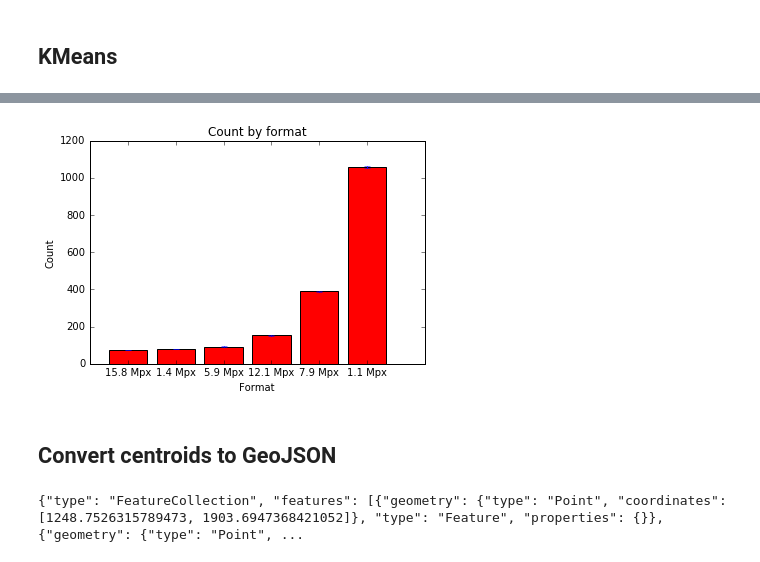
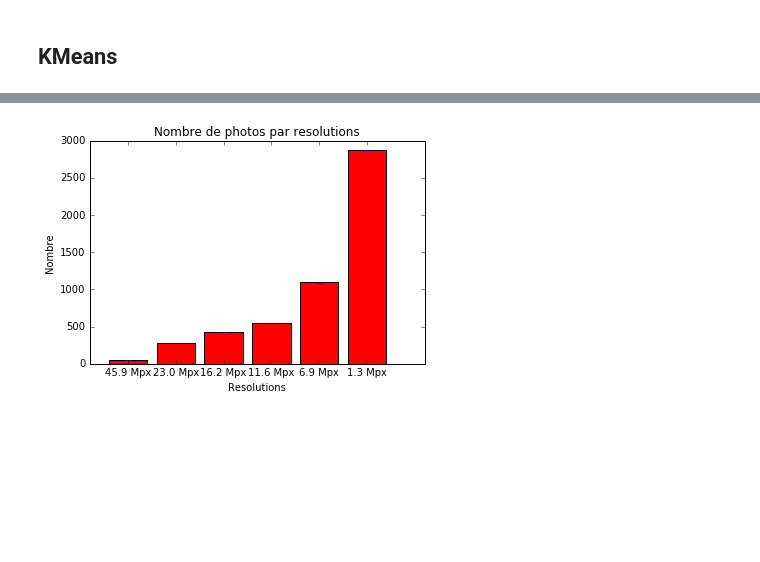
Before and after one commit to mdamis/geokr, a Jupyter notebook: fetch.ipynb, the cells around one changed output, grey strips where cells are left out. Saved outputs shown, nothing was run; the diff lists cells and outputs as text; code cells hidden in the pictures; blank space fills up the shorter version.

```diff
--- a/fetch.ipynb
+++ b/fetch.ipynb
@@ -219,23 +341,0 @@ print "%d centroids" % len(centroids)
-# %%
-%matplotlib inline
-
-import matplotlib.pyplot as plt
-
-fig, ax = plt.subplots()
-
-m = max([c[1] for c in centroids] + [c[0] for c in centroids])/1000
-ax.set_xlim((0.0, m*1.1))
-ax.set_ylim((0.0, m*1.1))
-
-weight = [float(len([c for c in closest_centroids if c == i])) for i in range(len(centroids))]
-weight = [w*len(centroids)*2/max(weight) for w in weight]
-
-ax.set_xlabel('largeur (millier de pixel)')
-ax.set_ylabel('Hauteur (millier de pixel)')
-ax.set_title('Dimensions')
-
-for i in range(len(centroids)):
-    centroid = centroids[i]
-    ax.plot(centroid[0]/1000, centroid[1]/1000, c='b', marker='o', markersize=weight[i])
-
-plt.show()
@@ -275,57 +369,34 @@ plt.axis('equal')
 # %%
 %matplotlib inline
 
 import matplotlib.pyplot as plt
 
+nbBar = len(centroids)
 
-means = []
-for dim in set(dims):
-    means += [(float(dim*10/(1000**2))/10, len([d for d in dims if d == dim]))]
+means = [(float(int(centroids[i]*10/(1000**2)))/10,nbPhotosPerCentroids[i]) for i in range(len(centroids))]
+means = sorted(means, key=itemgetter(1))[::-1]
+means = [(str(m[0]) + " Mpx", m[1]) for m in means[:nbBar][::-1]]
 
-means = sorted(means, key=itemgetter(1))[-6:]
+groups = [m[0] for m in means]
 
-groups = tuple([str(m[0]) + " Mpx" for m in means])
-means = tuple([m[1] for m in means])
-N = len(groups)
+means = [m[1] for m in means]
+means = tuple(means)
+
+N = nbBar
 
 ind = np.arange(N)  # the x locations for the groups
 width = 0.8       # the width of the bars
 
 fig, ax = plt.subplots()
 rects1 = ax.bar([i+width/2 for i in ind], means, width, color='r', yerr=range(N))
 
 # add some text for labels, title and axes ticks
-ax.set_xlabel('Format')
-ax.set_ylabel('Count')
-ax.set_title('Count by format')
+ax.set_xlabel('Resolutions')
+ax.set_ylabel('Nombre')
+ax.set_title('Nombre de photos par resolutions')
 ax.set_xticks(ind + width)
 ax.set_xticklabels(groups)
 
 plt.show()
 # %% [output]
-[figure, old version]
+[figure, new version]
-# %% [markdown]
-## Convert centroids to GeoJSON
-# %%
-import json
-
-def getFeature(coords):
-    return {
-        "type": "Feature",
-        "properties" : {},
-        "geometry" : {
-            "type" : "Point",
-            "coordinates" : [coords[1], coords[0]]
-        }
-    }
-
-features = [getFeature(coords) for coords in centroids]
-
-geoJson = {
-    "type" : "FeatureCollection",
-    "features" : features
-}
-
-print json.dumps(geoJson)
-# %% [output]
-{"type": "FeatureCollection", "features": [{"geometry": {"type": "Point", "coordinates": [1248.7526315789473, 1903.6947368421052]}, "type": "Feature", "properties": {}}, {"geometry": {"type": "Point", ...
```
Also changed, not shown: parts of 25 cells of this notebook.
